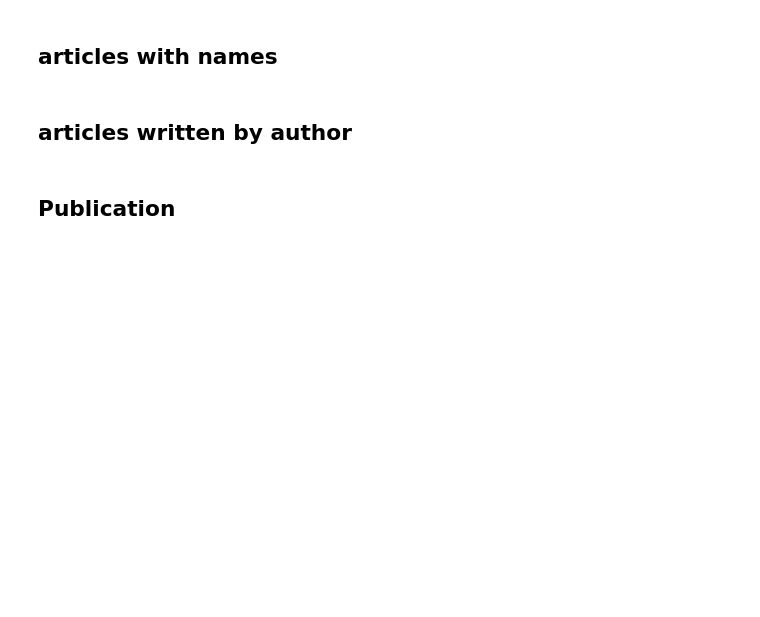
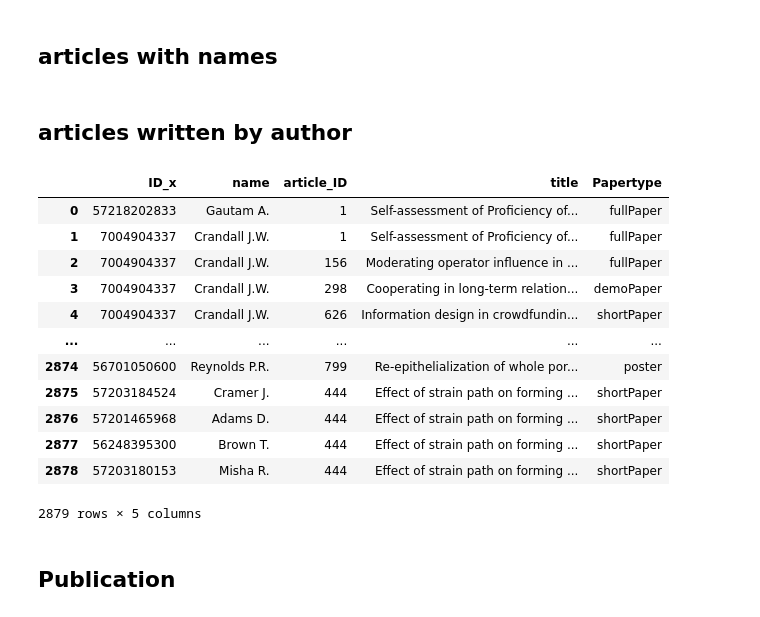
Before and after one commit to kaiamj/Knowledge-Graphs, a Jupyter notebook: Abox.ipynb, the cells around one changed output. Saved outputs shown, nothing was run; the diff lists cells and outputs as text; code cells hidden in the pictures; blank space fills up the shorter version.

```diff
--- a/Abox.ipynb
+++ b/Abox.ipynb
@@ -182,6 +183,22 @@ auth_art = pd.read_csv(url+"articles_written_by_author.csv",sep=",")
 NArt = pd.merge(auth_art, Name_articles, how='left', left_on='article_ID', right_on='ID')
 # %%
 NArt.drop(['ID_y','volume','DOI'],axis=1,inplace =True)
+# %%
+NArt
+# %% [output]
+|  | ID_x | name | article_ID | title | Papertype |
+| 0 | 57218202833 | Gautam A. | 1 | Self-assessment of Proficiency of... | fullPaper |
+| 1 | 7004904337 | Crandall J.W. | 1 | Self-assessment of Proficiency of... | fullPaper |
+| 2 | 7004904337 | Crandall J.W. | 156 | Moderating operator influence in ... | fullPaper |
+| 3 | 7004904337 | Crandall J.W. | 298 | Cooperating in long-term relation... | demoPaper |
+| 4 | 7004904337 | Crandall J.W. | 626 | Information design in crowdfundin... | shortPaper |
+| ... | ... | ... | ... | ... | ... |
+| 2874 | 56701050600 | Reynolds P.R. | 799 | Re-epithelialization of whole por... | poster |
+| 2875 | 57203184524 | Cramer J. | 444 | Effect of strain path on forming ... | shortPaper |
+| 2876 | 57201465968 | Adams D. | 444 | Effect of strain path on forming ... | shortPaper |
+| 2877 | 56248395300 | Brown T. | 444 | Effect of strain path on forming ... | shortPaper |
+| 2878 | 57203180153 | Misha R. | 444 | Effect of strain path on forming ... | shortPaper |
+2879 rows × 5 columns
 # %%
 # author wrote article
 
```
Also changed, not shown: parts of 36 cells of this notebook, 21 other files.
